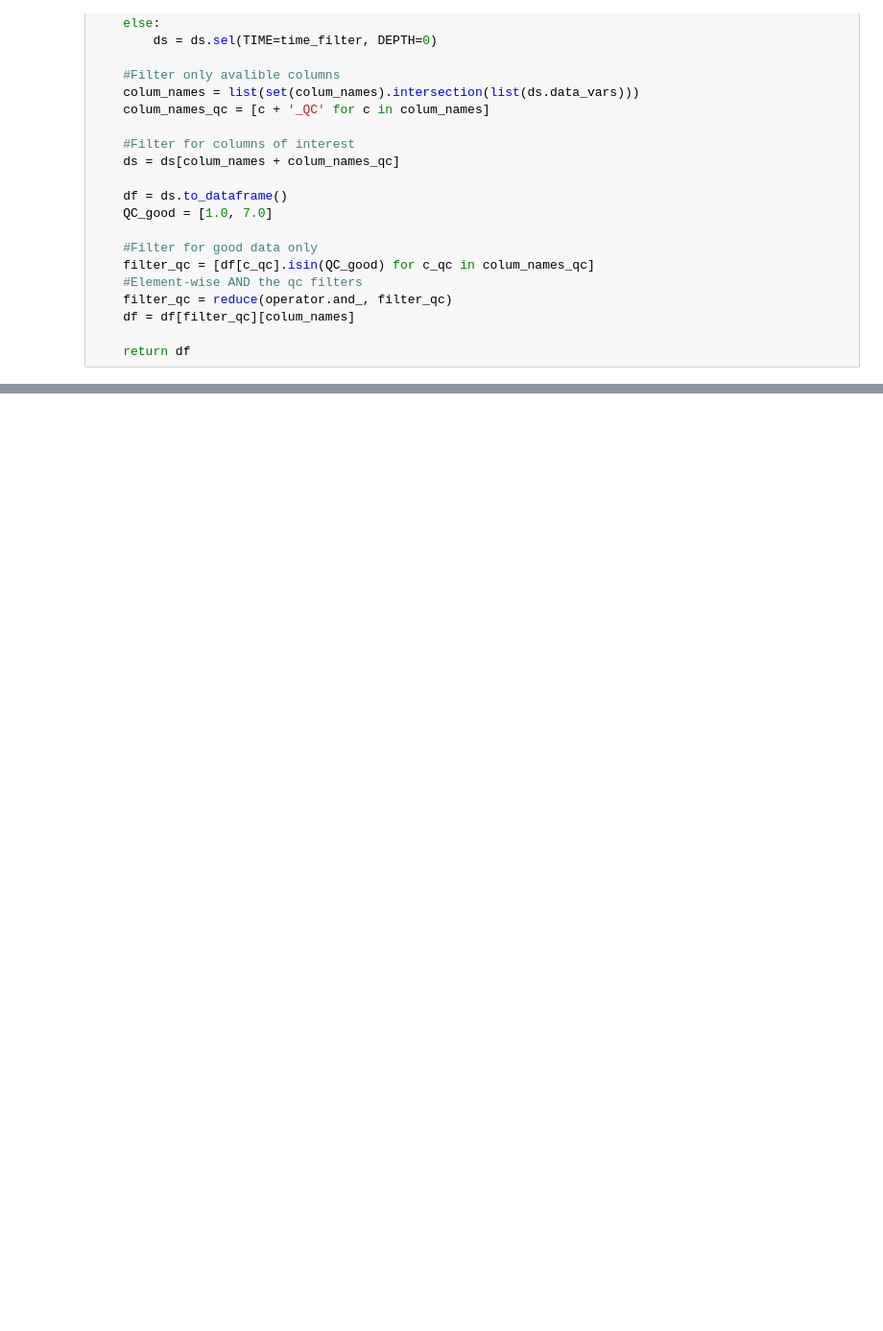
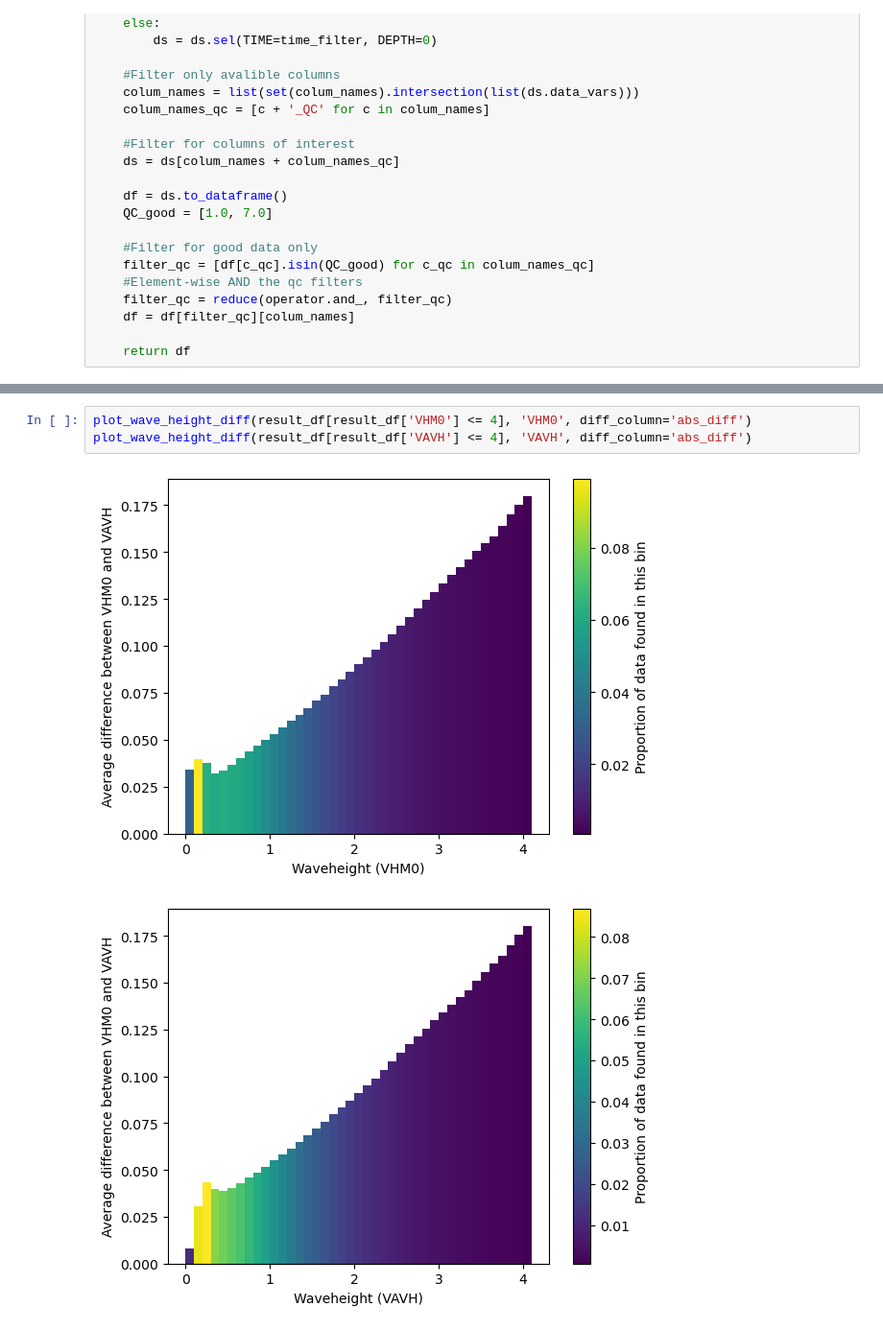
Before and after one commit to SEE-GEO/sarssw, a Jupyter notebook: bouy_survey/VHM0_VAVH_diff.ipynb, the cells around one changed output, grey strips where cells are left out. Shown: that part at 96% size. Saved outputs shown, nothing was run; the diff lists cells and outputs as text; blank space fills up the shorter version.

Commit message:
Update VHM0 VAVH comparison

```diff
--- a/bouy_survey/VHM0_VAVH_diff.ipynb
+++ b/bouy_survey/VHM0_VAVH_diff.ipynb
@@ -137,0 +138,6 @@ plot_wave_height_diff(result_df[result_df['VAVH'] <= 4], 'VAVH', diff_column='di
+# %%
+plot_wave_height_diff(result_df[result_df['VHM0'] <= 4], 'VHM0', diff_column='abs_diff')
+plot_wave_height_diff(result_df[result_df['VAVH'] <= 4], 'VAVH', diff_column='abs_diff')
+# %% [output]
+[figure, added]
+[figure, added]
```
Also changed, not shown: parts of 4 cells of this notebook.
